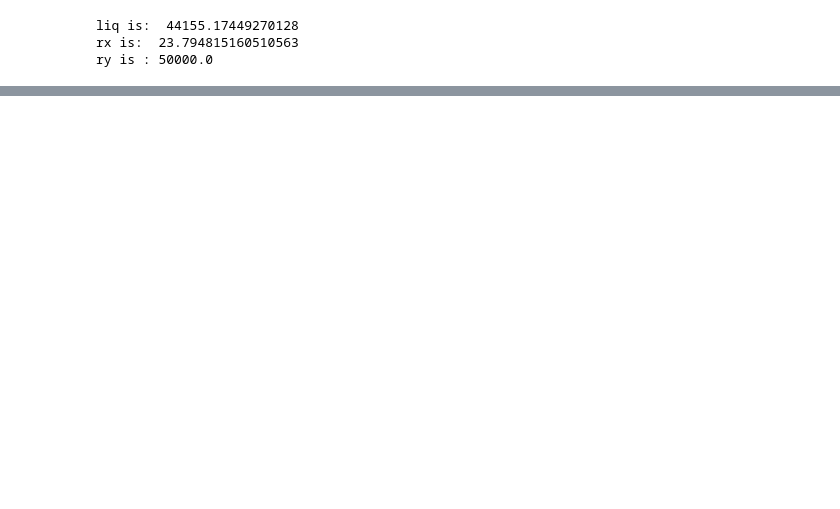
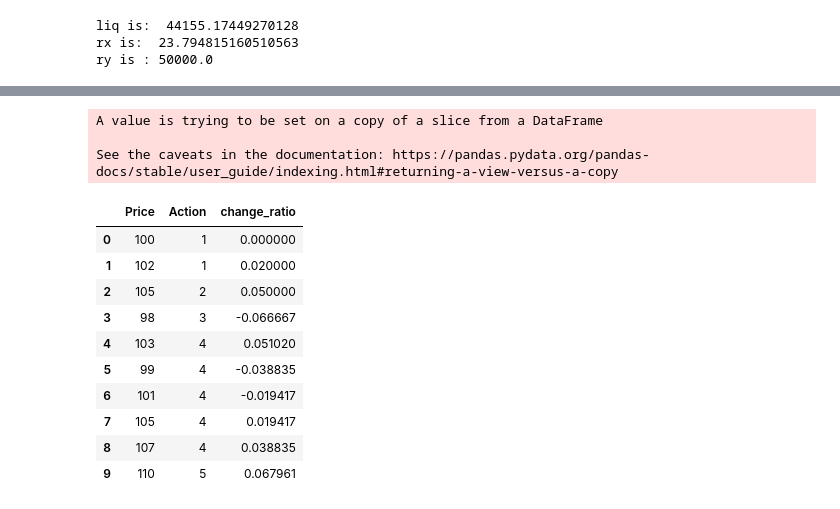
Before and after one commit to hanksong/hft_intern, a Jupyter notebook: 模拟Uni+永续.ipynb, the cells around one changed output, grey strips where cells are left out. Saved outputs shown, nothing was run; the diff lists cells and outputs as text; code cells hidden in the pictures; blank space fills up the shorter version.

```diff
--- a/模拟Uni+永续.ipynb
+++ b/模拟Uni+永续.ipynb
@@ -203,0 +228,50 @@ plt.plot(get_p1_values(), all_pnl)
+# %%
+import pandas as pd
+
+# 示例价格序列
+price_series = [100, 102, 105, 98, 103, 99, 101, 105, 107, 110]
+
+# 将价格序列转换为DataFrame
+df = pd.DataFrame(price_series, columns=['Price'])
+
+# 计算相对初始价格的变化（以第一行价格为基准）
+initial_price = df['Price'].iloc[0]
+
+# 定义偏移阈值（以sigma为百分比）
+sigma = 0.05
+
+df['Action'] = 1
+df['change_ratio'] = 0
+# 初始化持仓标志和指令列表
+holding = False
+orders = []
+
+holding_flag = 1
+# 遍历每一行价格数据
+for i in range(1, len(df)):
+    change_ratio = (df['Price'].iloc[i] - initial_price) / initial_price
+    if abs(change_ratio) >= sigma:
+
+        holding_flag = holding_flag + 1
+        initial_price = df['Price'].iloc[i]
+
+    df['Action'].iloc[i] = holding_flag
+    df['change_ratio'].iloc[i] = change_ratio
+
+# 打印指令列表
+df
+# %% [output]
+A value is trying to be set on a copy of a slice from a DataFrame
+
+See the caveats in the documentation: https://pandas.pydata.org/pandas-docs/stable/user_guide/indexing.html#returning-a-view-versus-a-copy
+|  | Price | Action | change_ratio |
+| 0 | 100 | 1 | 0.000000 |
+| 1 | 102 | 1 | 0.020000 |
+| 2 | 105 | 2 | 0.050000 |
+| 3 | 98 | 3 | -0.066667 |
+| 4 | 103 | 4 | 0.051020 |
+| 5 | 99 | 4 | -0.038835 |
+| 6 | 101 | 4 | -0.019417 |
+| 7 | 105 | 4 | 0.019417 |
+| 8 | 107 | 4 | 0.038835 |
+| 9 | 110 | 5 | 0.067961 |
```
Also changed, not shown: parts of 13 cells of this notebook, 1 other file.
